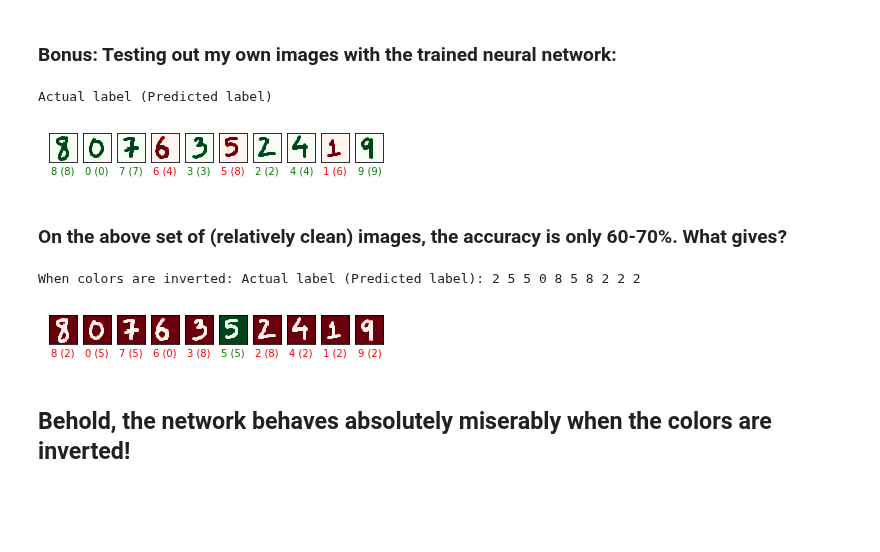
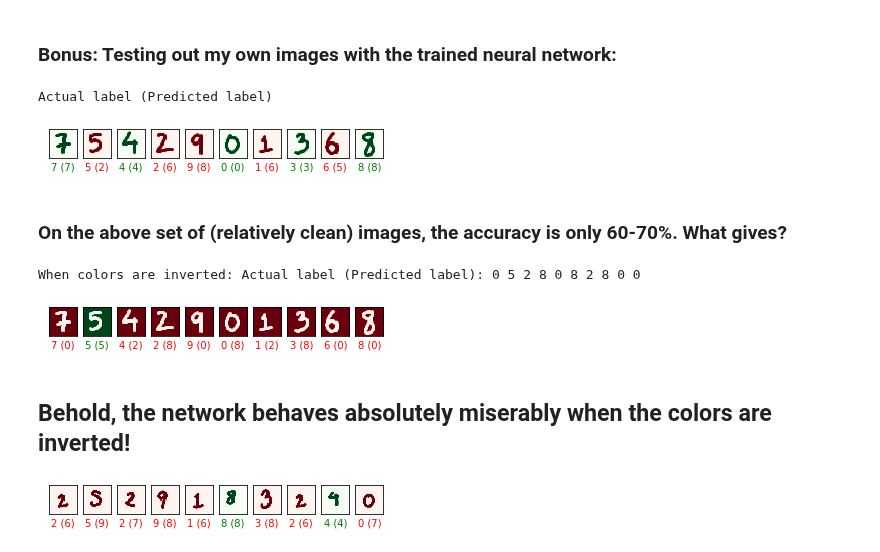
Before and after one commit to kvenkman/mnist_demo, a Jupyter notebook: DL_NN Chapter 1.ipynb, the cells around one changed output. Drawn from its saved outputs; the diff is of its cells as text; code cells hidden in the pictures; blank space fills up the shorter version.

```diff
--- a/DL_NN Chapter 1.ipynb
+++ b/DL_NN Chapter 1.ipynb
@@ -201,7 +200,7 @@ test_data_copy = tuple(test_data)
 print("With random weights and biases in the network: ")
 
 for i in range(10):
-    net = Network([784, 30, 10])
+    net = Network([784, 30, 30, 10])
     net.initial_test(test_data_copy, i+1)
 # %% [output]
 With random weights and biases in the network:
@@ -284,33 +283,33 @@ filepath = 'my_images'
 files = glob.glob(os.path.join(filepath, '*'))
 # %%
 predicted_labels = "Actual label (Predicted label)"
-actual_labels = [8, 0, 7, 6, 3, 5, 2, 4, 1, 9]
+actual_labels = [int(os.path.basename(file)[0]) for file in files]
 n_examples = len(files)
 for i in range(n_examples):
     img = mpimg.imread(files[i])
     img = np.sum(img, axis=2)/3. # Flattening the image to remove RGB information
     img = 1-img # So that black pixels are 'hot', and the background is white.
     plt.subplot(1, n_examples, i+1)
     predicted_label = (np.argmax(net.feedforward(img.reshape(784, 1))))
     if(predicted_label == actual_labels[i]):
         plt.imshow(img, cmap = 'Greens')
         color = 'green'
     else:
         plt.imshow(img, cmap = 'Reds')
         color = 'red'
     plt.xticks([])
     plt.yticks([])
     #plt.gca().axes.get_yaxis().set_visible(False)
     #plt.gca().axes.get_xaxis().set_visible(False)
     plt.xlabel(str(actual_labels[i]) + " ("+str(predicted_label)+")", color = color)
 
     #plt.axis('off')
     #predicted_labels += str(predicted_label) + " "
 
 print(predicted_labels)
 # %% [output]
 Actual label (Predicted label)
-[figure, old version]
+[figure, new version]
 # %% [markdown]
 ### On the above set of (relatively clean) images, the accuracy is only 60-70%. What gives?
 # %%
@@ -337,7 +336,7 @@ for i in range(n_examples):
 
 print(predicted_labels)
 # %% [output]
-When colors are inverted: Actual label (Predicted label): 2 5 5 0 8 5 8 2 2 2
+When colors are inverted: Actual label (Predicted label): 0 5 2 8 0 8 2 8 0 0
-[figure, old version]
+[figure, new version]
 # %% [markdown]
 ## Behold, the network behaves absolutely miserably when the colors are inverted!
@@ -343,0 +348,26 @@ When colors are inverted: Actual label (Predicted label): 2 5 5 0 8 5 8 2 2 2
+# %%
+actual_labels = []
+predicted_labels = []
+
+for i in range(10):
+    index = random.randint(0, 50)
+    file = files[index]
+    actual_label = int(os.path.basename(file)[0])
+
+    img = mpimg.imread(file)
+    predicted_label = (np.argmax(net.feedforward(img.reshape(784, 1))))
+
+    plt.subplot(1, 10, i+1)
+    if(predicted_label == actual_label):
+        plt.imshow(img, cmap = 'Greens')
+        color = 'green'
+    else:
+        plt.imshow(img, cmap = 'Reds')
+        color = 'red'
+    plt.xticks([])
+    plt.yticks([])
+    # plt.axis('off')
+    # plt.xlabel(str(actual_labels[i]) + " ("+str(predicted_label)+")")
+    plt.xlabel(str(actual_label) + " ("+str(predicted_label)+")", color = color)
+# %% [output]
+[figure, added]
```
Also changed, not shown: parts of 8 cells of this notebook, 13 other files.
